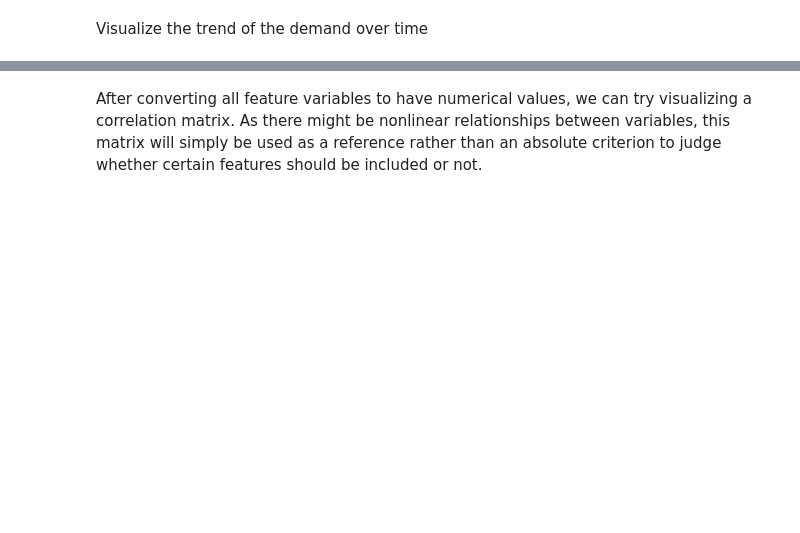
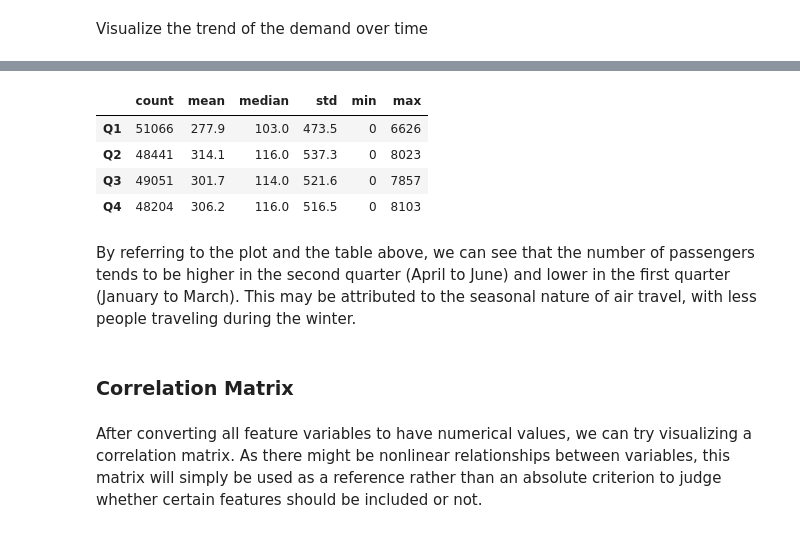
Before and after one commit to hchoi0309/US-Airlines-Flight-Routes-Optimization, a Jupyter notebook: notebooks/EDA.ipynb, the cells around one changed output, grey strips where cells are left out. Saved outputs shown, nothing was run; the diff lists cells and outputs as text; code cells hidden in the pictures; blank space fills up the shorter version.

```diff
--- a/notebooks/EDA.ipynb
+++ b/notebooks/EDA.ipynb
@@ -119,3 +154,19 @@ df.drop("year_quarter", axis=1, inplace=True)
+# %%
+# Statistical summary table
+quarterly_summary = df.groupby('quarter')['daily_passengers'].agg(['count', 'mean', 'median', 'std', 'min', 'max']).round(1)
+quarterly_summary.index = [f'Q{i}' for i in quarterly_summary.index]
+
+display(quarterly_summary)
+# %% [output]
+|  | count | mean | median | std | min | max |
+| Q1 | 51066 | 277.9 | 103.0 | 473.5 | 0 | 6626 |
+| Q2 | 48441 | 314.1 | 116.0 | 537.3 | 0 | 8023 |
+| Q3 | 49051 | 301.7 | 114.0 | 521.6 | 0 | 7857 |
+| Q4 | 48204 | 306.2 | 116.0 | 516.5 | 0 | 8103 |
+# %% [markdown]
+By referring to the plot and the table above, we can see that the number of passengers tends to be higher in the second quarter (April to June) and lower in the first quarter (January to March). This may be attributed to the seasonal nature of air travel, with less people traveling during the winter.
+# %% [markdown]
+### Correlation Matrix
 # %% [markdown]
 After converting all feature variables to have numerical values, we can try visualizing a correlation matrix. As there might be nonlinear relationships between variables, this matrix will simply be used as a reference rather than an absolute criterion to judge whether certain features should be included or not.
 # %%
```
Also changed, not shown: parts of 11 cells of this notebook, 16 other files.
